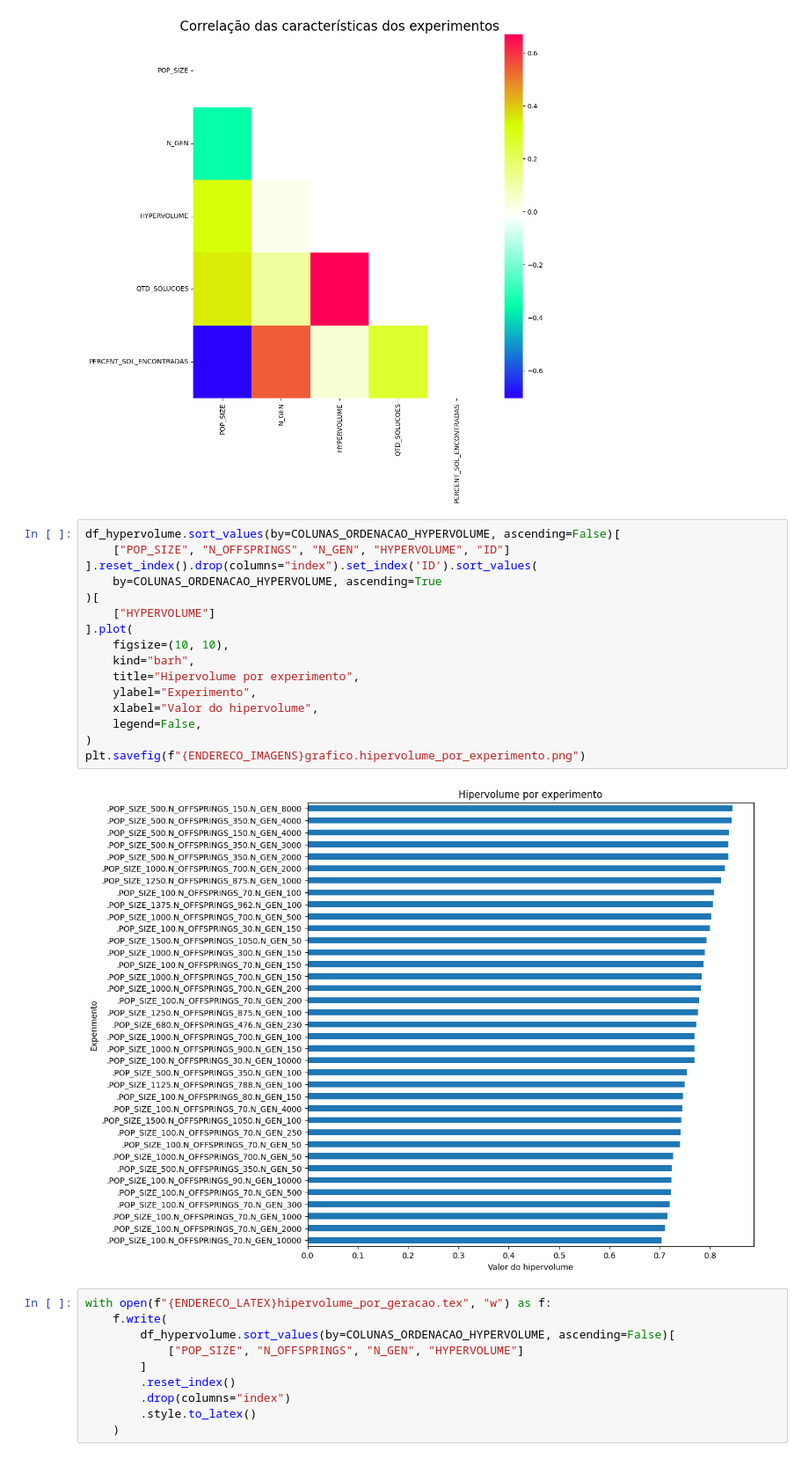
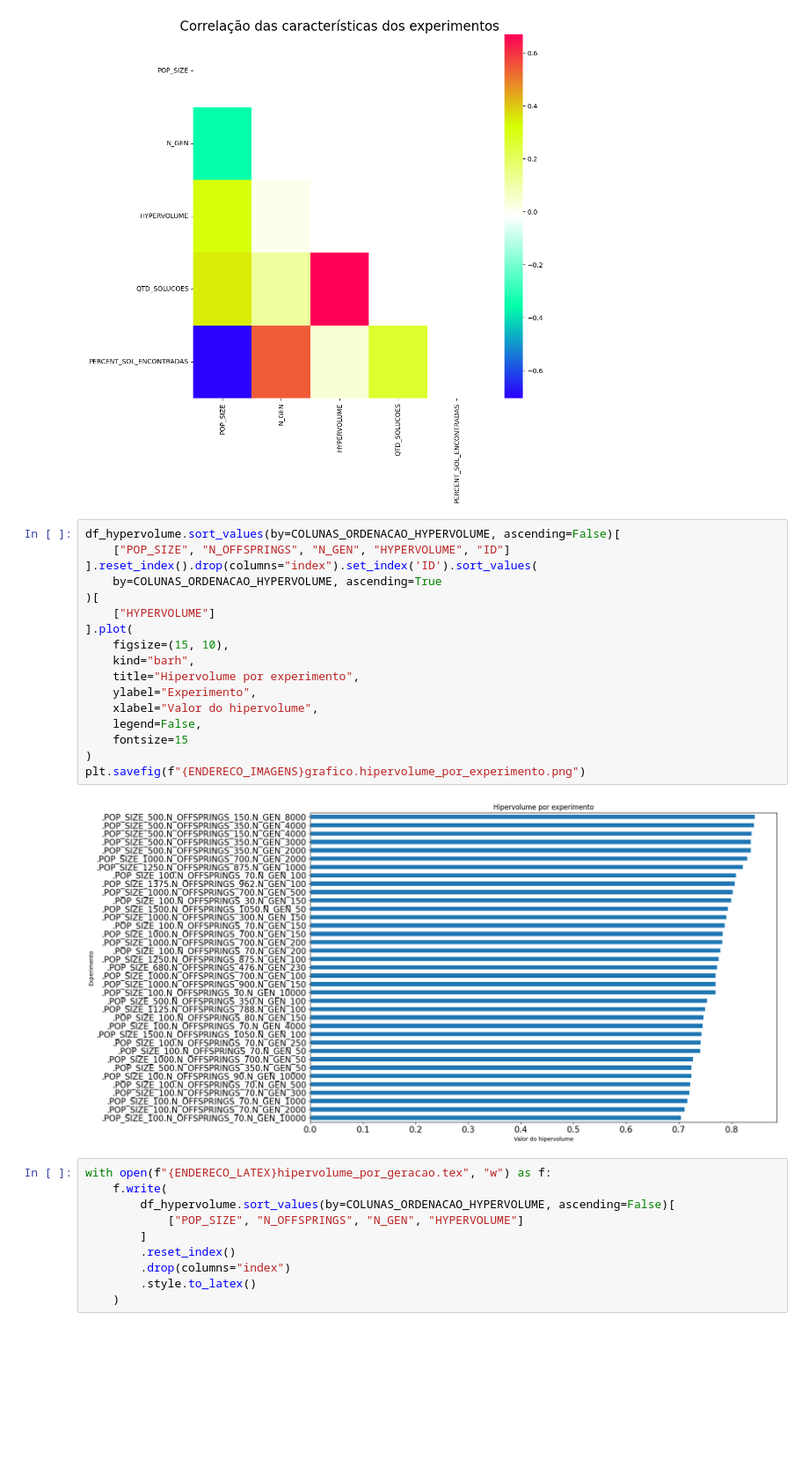
Before and after one commit to brucelucien/2023-notario-mba-tcc-dados-publicos, a Jupyter notebook: avaliacao.ipynb, the cells around one changed output. Shown at 88% size. Drawn from its saved outputs; the diff is of its cells as text; blank space fills up the shorter version.

```diff
--- a/avaliacao.ipynb
+++ b/avaliacao.ipynb
@@ -156,21 +156,22 @@ Text(0.5, 1.0, 'Correlação das características dos experimentos')
 # %%
 df_hypervolume.sort_values(by=COLUNAS_ORDENACAO_HYPERVOLUME, ascending=False)[
     ["POP_SIZE", "N_OFFSPRINGS", "N_GEN", "HYPERVOLUME", "ID"]
 ].reset_index().drop(columns="index").set_index('ID').sort_values(
     by=COLUNAS_ORDENACAO_HYPERVOLUME, ascending=True
 )[
     ["HYPERVOLUME"]
 ].plot(
-    figsize=(10, 10),
+    figsize=(15, 10),
     kind="barh",
     title="Hipervolume por experimento",
     ylabel="Experimento",
     xlabel="Valor do hipervolume",
     legend=False,
+    fontsize=15
 )
 plt.savefig(f"{ENDERECO_IMAGENS}grafico.hipervolume_por_experimento.png")
 # %% [output]
-[figure, old version]
+[figure, new version]
 # %%
 with open(f"{ENDERECO_LATEX}hipervolume_por_geracao.tex", "w") as f:
     f.write(
```
Also changed, not shown: 1 other file.
